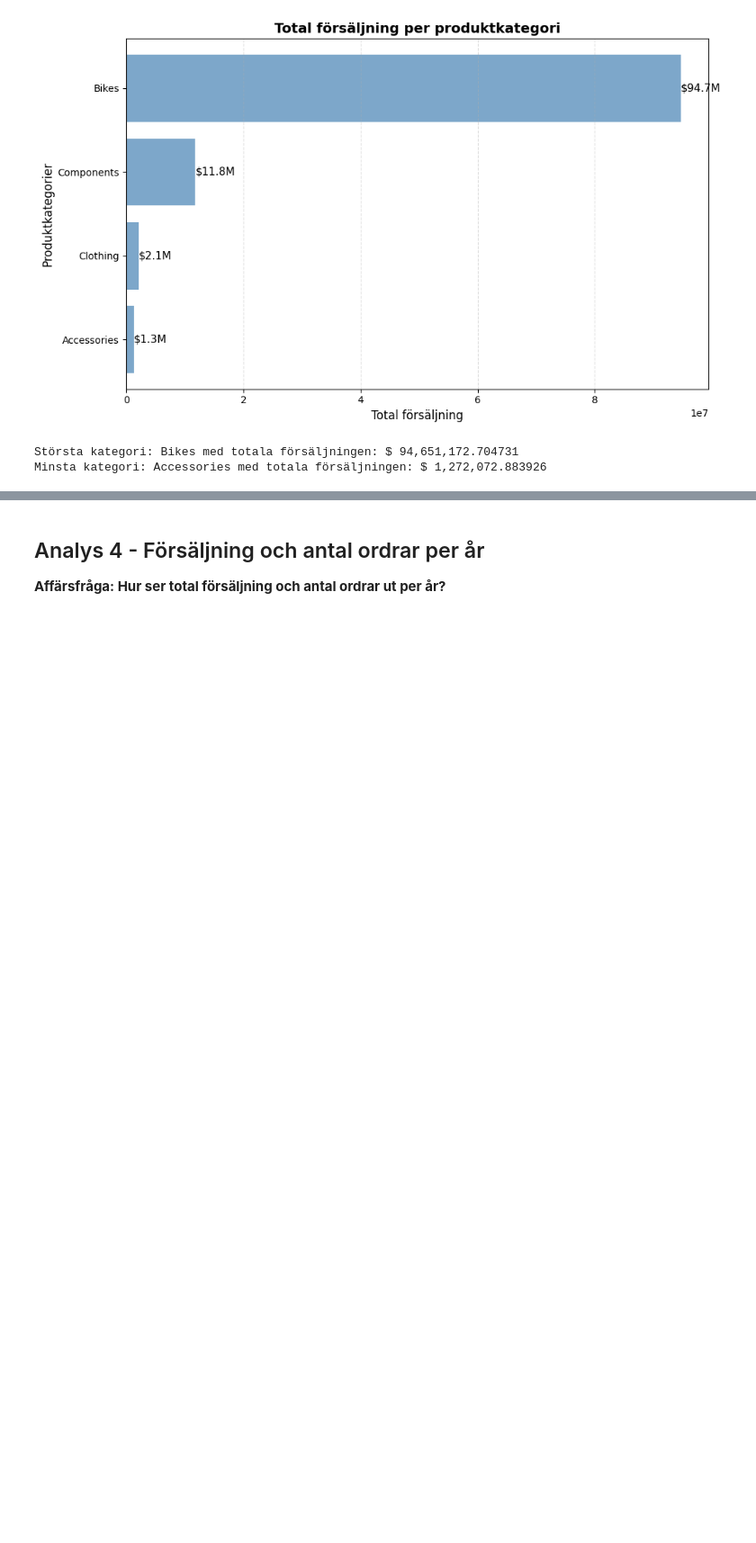
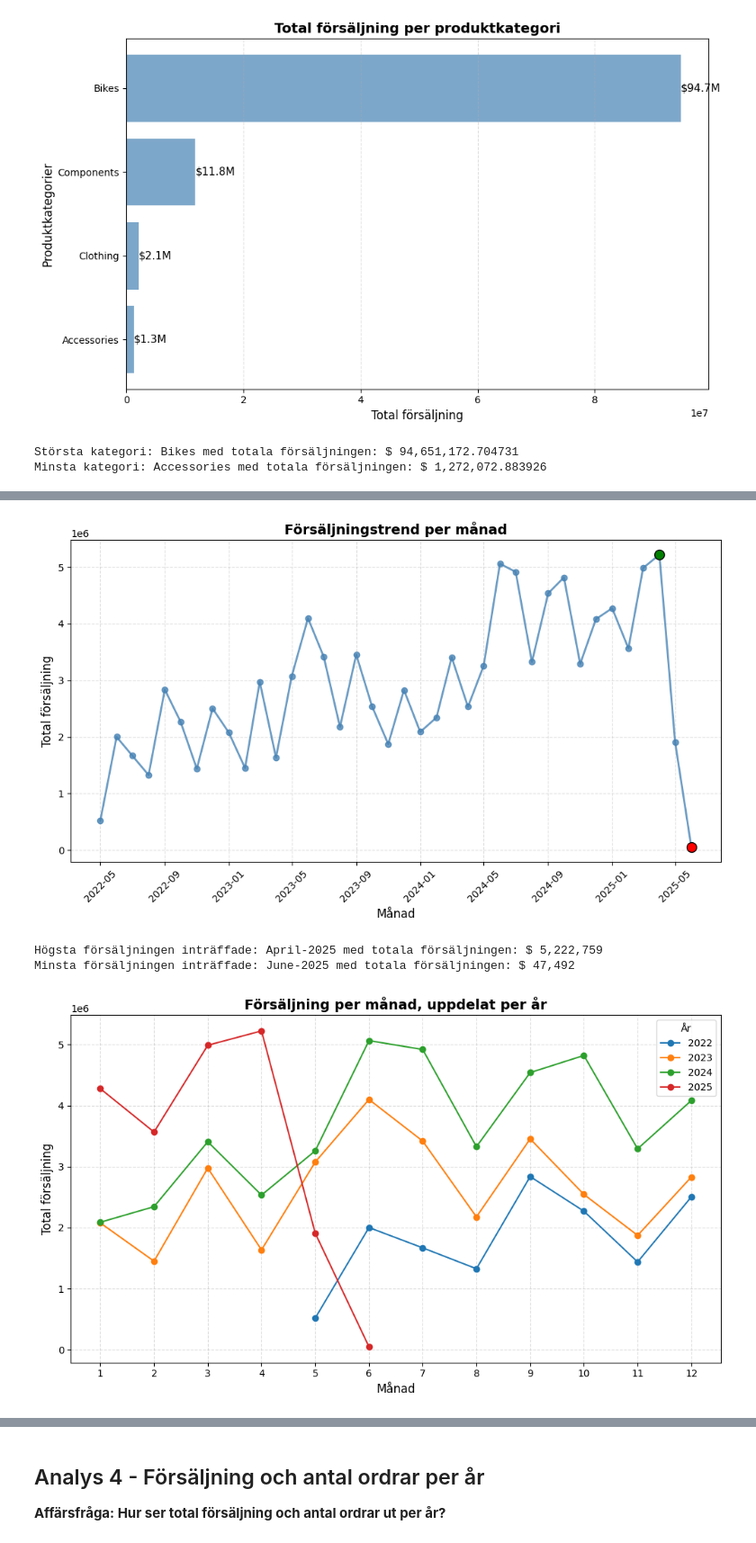
Before and after one commit to Shara-Hysen/adventureworks-sales-analysis-assignment, a Jupyter notebook: analysis.ipynb, the cells around one changed output, grey strips where cells are left out. Shown: that part at 90% size. Cells and saved outputs as stored; diff of their text form; code cells hidden in the pictures; blank space fills up the shorter version.

```diff
--- a/analysis.ipynb
+++ b/analysis.ipynb
@@ -153,4 +161,59 @@ Den minsta kategorin är **Accessories** med endast ca **$1,3 M** i total förs
 # %%
-# Kod
+query_vis3 = """
+SELECT
+    DATEFROMPARTS(YEAR(OrderDate), MONTH(OrderDate), 1) AS YearMonth,
+    SUM(SubTotal) AS TotalSales
+FROM Sales.SalesOrderHeader
+GROUP BY YEAR(OrderDate), MONTH(OrderDate)
+ORDER BY YearMonth
+"""
+
+df_vis3 = query_df(query_vis3)
+max_row = df_vis3.loc[df_vis3['TotalSales'].idxmax()]
+min_row = df_vis3.loc[df_vis3['TotalSales'].idxmin()]
+
+fig, ax = plt.subplots(figsize=(10,6))
+ax.plot(df_vis3['YearMonth'], df_vis3['TotalSales'], color='steelblue', linewidth=2, marker='o',alpha=0.8)
+ax.scatter(max_row['YearMonth'], max_row['TotalSales'], color='green', edgecolors='black', s=100, zorder=5)
+ax.scatter(min_row['YearMonth'], min_row['TotalSales'], color='red', edgecolors='black', s=100, zorder=5)
+ax.set_title('Försäljningstrend per månad', fontsize=14, fontweight='bold')
+ax.set_xlabel('Månad',fontsize=12)
+ax.set_ylabel('Total försäljning', fontsize=12 )
+ax.grid(True,linestyle='--', alpha=0.4)
+plt.xticks(rotation=45)
+plt.tight_layout()
+plt.show()
+
+print(f"Högsta försäljningen inträffade: {max_row['YearMonth'].strftime('%B-%Y')} med totala försäljningen: $ {max_row['TotalSales']:,.0f}")
+print(f"Minsta försäljningen inträffade: {min_row['YearMonth'].strftime('%B-%Y')} med totala försäljningen: $ {min_row['TotalSales']:,.0f}")
+
+# Graf som visar år/säsongstrender tydligare
+df_vis3['YearMonth'] = pd.to_datetime(df_vis3['YearMonth'])
+df_vis3['Year'] = df_vis3['YearMonth'].dt.year
+df_vis3['Month'] = df_vis3['YearMonth'].dt.month
+
+fig, ax = plt.subplots(figsize=(10,6))
+for year in sorted(df_vis3['Year'].unique()):
+    df_year = df_vis3[df_vis3['Year'] == year]
+    ax.plot(
+        df_year['Month'],
+        df_year['TotalSales'],
+        marker='o',
+        label=str(year)
+    )
+
+ax.set_title("Försäljning per månad, uppdelat per år", fontsize=14, fontweight='bold')
+ax.set_xlabel("Månad", fontsize=12)
+ax.set_ylabel("Total försäljning", fontsize=12)
+ax.set_xticks(range(1,13))  # 1-12 månader
+ax.grid(True, linestyle='--', alpha=0.4)
+ax.legend(title='År')
+plt.tight_layout()
+plt.show()
+# %% [output]
+[figure, added]
+Högsta försäljningen inträffade: April-2025 med totala försäljningen: $ 5,222,759
+Minsta försäljningen inträffade: June-2025 med totala försäljningen: $ 47,492
+[figure, added]
 # %% [markdown]
 ### Insikter - Försäljningstrend över tid
```
Also changed, not shown: parts of 6 cells of this notebook, 3 other files.
